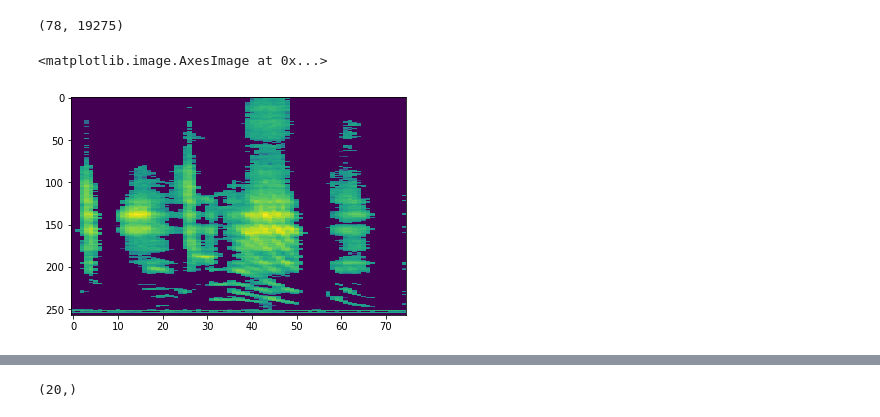
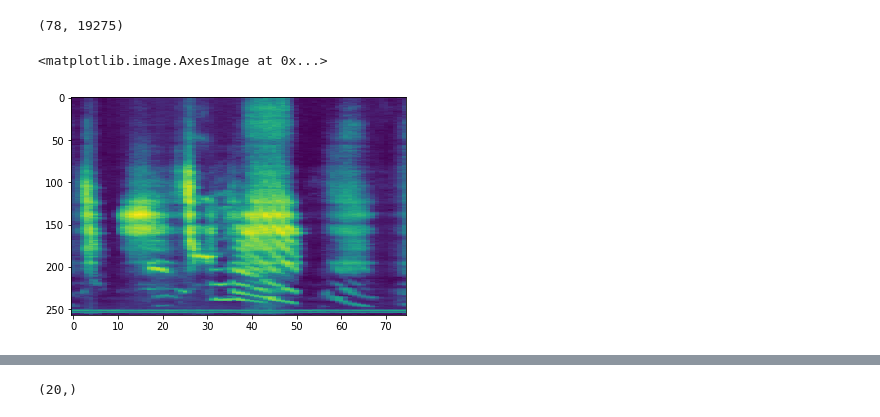
Before and after one commit to zekearneodo/pipefinch, a Jupyter notebook: rhd_kwik_mountain.ipynb, the cells around one changed output, grey strips where cells are left out. Drawn from its saved outputs; the diff is of its cells as text; code cells hidden in the pictures.

```diff
--- a/rhd_kwik_mountain.ipynb
+++ b/rhd_kwik_mountain.ipynb
@@ -77,0 +46,11 @@ def get_exp_struct():
+# %%
+from pipefinch.pipeline import filestructure as et
+reload(et)
+sess_par = {'bird': 'p14r14',
+           'sess': '2019-02-04_0000_02',
+            'neural': 'ephys'}
+
+exp_struct = et.get_exp_struct(sess_par['bird'], sess_par['sess'])
+
+logger.info('Raw folder {}'.format(exp_struct['folders']['raw']))
+exp_struct
@@ -110,9 +74,11 @@ The .kwd is raw data, only in a friendlier format.
 # %%
 reload(kwd)
 ## Convert the whole session to a kwd file
-ss_folder = file_struct['ss_folder']
-raw_folder = file_struct['raw_folder']
-kwd_path = os.path.join(ss_folder, 'experiment.kwd')
-bin_path = os.path.join(ss_folder, 'experiment.bin')
-os.makedirs(ss_folder, exist_ok=True)
-#first_intan_hdr, sess_pd = kwd.intan_to_kwd(raw_folder, kwd_path)
+kwik_folder = exp_struct['folders']['kwik']
+msort_folder = exp_struct['folders']['msort']
+raw_folder = exp_struct['folders']['raw']
+kwd_path = exp_struct['files']['kwd']
+
+bin_path = exp_struct['files']['mda_raw']
+os.makedirs(kwik_folder, exist_ok=True)
+first_intan_hdr, sess_pd = kwd.intan_to_kwd(raw_folder, kwd_path)
@@ -304,8 +287,8 @@ all_spec_flat.shape
 # %% [output]
 (78, 19275)
 # %%
-avg_spec = np.median(all_spec_flat, axis=0)
-plt.imshow(np.log(avg_spec.reshape(257, -1)[::-1]), aspect='auto')
+avg_spec = np.mean(np.log(all_spec_flat), axis=0)
+plt.imshow((avg_spec.reshape(257, -1)[::-1]), aspect='auto')
 # %% [output]
 <matplotlib.image.AxesImage at 0x...>
-[figure, old version]
+[figure, new version]
```
Also changed, not shown: parts of 9 cells of this notebook, 2 other files.
